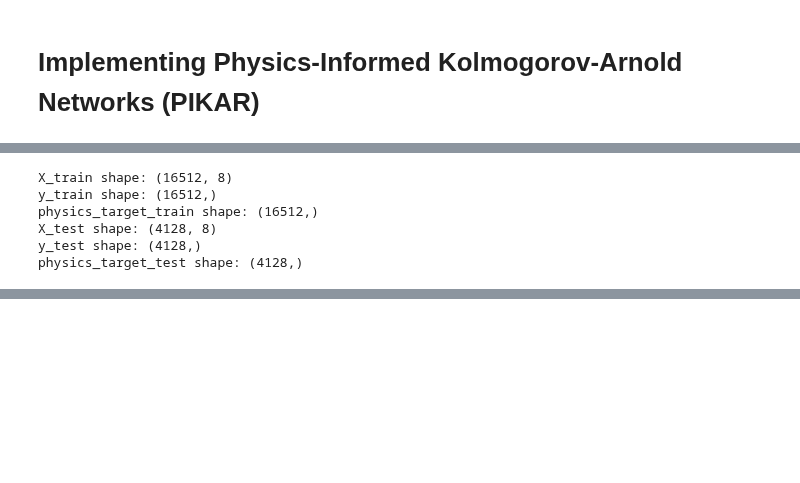
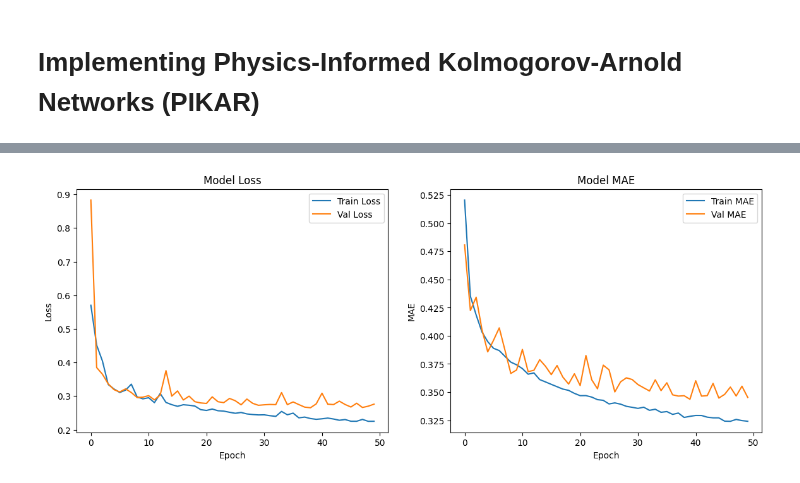
Before and after one commit to fjadidi2001/DataScienceJourney, a Jupyter notebook: PINNs_S4.ipynb, the cells around one changed output, grey strips where cells are left out. Drawn from its saved outputs; the diff is of its cells as text; code cells hidden in the pictures; blank space fills up the shorter version.

Commit message:
added Step 2: Build a PIKAN-Inspired Neural Network

```diff
--- a/PINNs_S4.ipynb
+++ b/PINNs_S4.ipynb
@@ -636,11 +595,5 @@ physics_target_train shape: (16512,)
 # %%
 # Train the model
-history = pikar_model.fit(
-    X_train,
-    {'price_output': y_train, 'physics_output': physics_target_train},
-    epochs=50,
-    validation_data=(X_test, {'price_output': y_test, 'physics_output': physics_target_test}),
-    batch_size=32
-)
+history = pikan_model.fit(X_train, y_train, validation_data=(X_test, y_test), epochs=50, batch_size=32)
 # %% [output]
 Epoch 1/50
@@ -648,14 +616,31 @@ TypeError: argument of type 'NoneType' is not iterable
-# %%
-print(f'X_train shape: {X_train.shape}')
-print(f'y_train shape: {y_train.shape}')
-print(f'physics_target_train shape: {physics_target_train.shape}')
-print(f'X_test shape: {X_test.shape}')
-print(f'y_test shape: {y_test.shape}')
-print(f'physics_target_test shape: {physics_target_test.shape}')
-# %% [output]
-X_train shape: (16512, 8)
-y_train shape: (16512,)
-physics_target_train shape: (16512,)
-X_test shape: (4128, 8)
-y_test shape: (4128,)
-physics_target_test shape: (4128,)
+# %%
+import matplotlib.pyplot as plt
+
+# Evaluate the model on the test set
+test_loss, test_mae = pikan_model.evaluate(X_test, y_test)
+
+print(f"Test Loss: {test_loss:.4f}")
+print(f"Test MAE: {test_mae:.4f}")
+
+# Plot training & validation loss values
+plt.figure(figsize=(14, 5))
+
+plt.subplot(1, 2, 1)
+plt.plot(history.history['loss'], label='Train Loss')
+plt.plot(history.history['val_loss'], label='Val Loss')
+plt.title('Model Loss')
+plt.xlabel('Epoch')
+plt.ylabel('Loss')
+plt.legend()
+
+# Plot training & validation MAE values
+plt.subplot(1, 2, 2)
+plt.plot(history.history['mae'], label='Train MAE')
+plt.plot(history.history['val_mae'], label='Val MAE')
+plt.title('Model MAE')
+plt.xlabel('Epoch')
+plt.ylabel('MAE')
+plt.legend()
+
+plt.show()
+# %% [output]
@@ -661,0 +650 @@ physics_target_test shape: (4128,)
+[figure, added]
```
Also changed, not shown: parts of 19 cells of this notebook.
